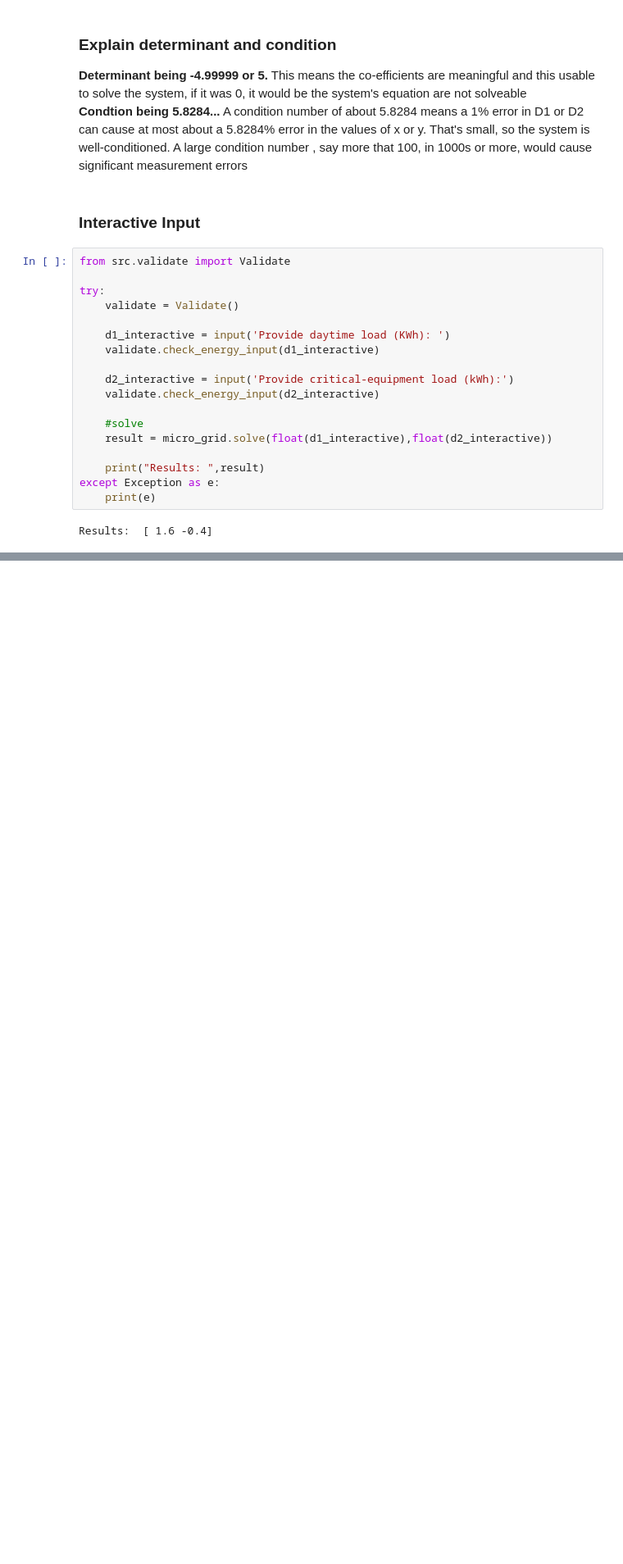
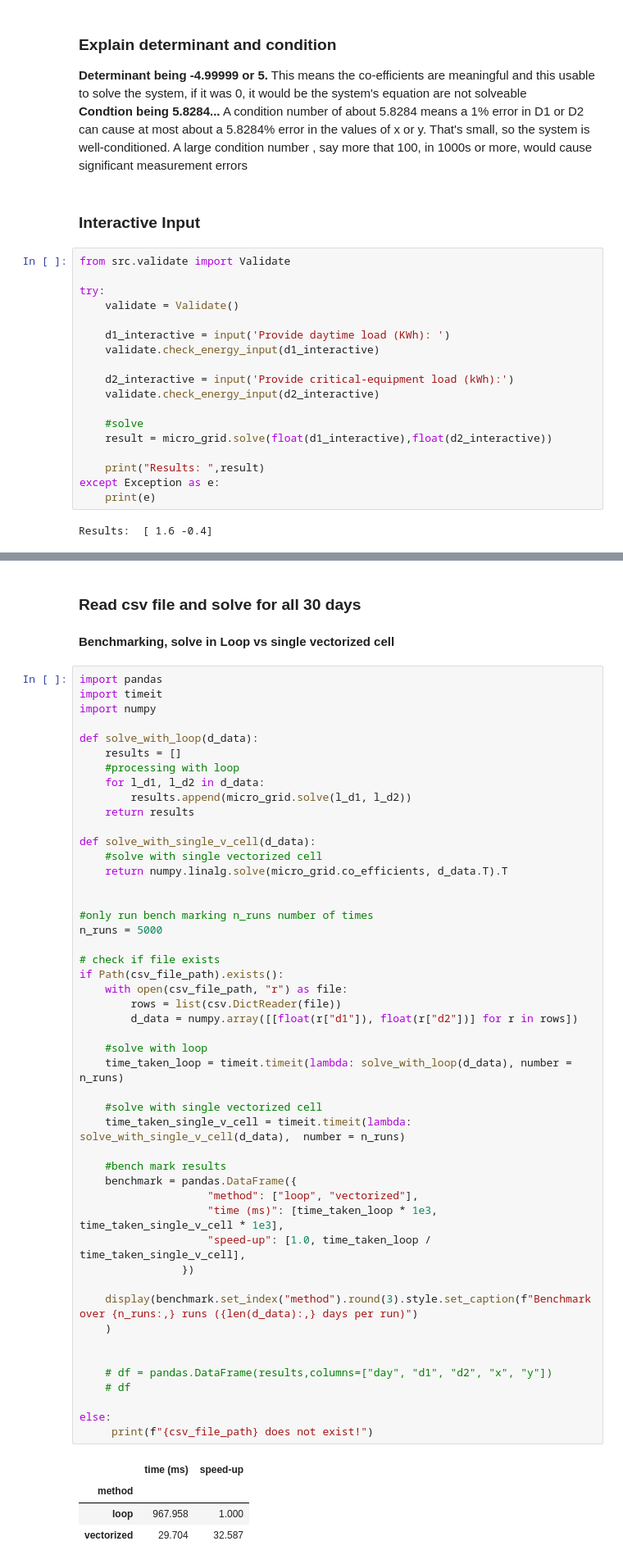
Before and after one commit to instantiate2roy/assignment-1, a Jupyter notebook: project2_solar.ipynb, the cells around one changed output, grey strips where cells are left out. Shown at 82% size. Saved outputs shown, nothing was run; the diff lists cells and outputs as text; blank space fills up the shorter version.

Commit message:
Added bench marking

```diff
--- a/project2_solar.ipynb
+++ b/project2_solar.ipynb
@@ -100,0 +85,57 @@ Day 30: [ 9.676 32.186]
+# %% [markdown]
+### Read csv file and solve for all 30 days
+# %% [markdown]
+**Benchmarking, solve in Loop vs single vectorized cell**
+# %%
+import pandas
+import timeit
+import numpy
+
+def solve_with_loop(d_data):
+    results = []
+    #processing with loop
+    for l_d1, l_d2 in d_data:
+        results.append(micro_grid.solve(l_d1, l_d2))
+    return results
+
+def solve_with_single_v_cell(d_data):
+    #solve with single vectorized cell
+    return numpy.linalg.solve(micro_grid.co_efficients, d_data.T).T
+
+
+#only run bench marking n_runs number of times
+n_runs = 5000
+
+# check if file exists
+if Path(csv_file_path).exists():
+    with open(csv_file_path, "r") as file:
+        rows = list(csv.DictReader(file))
+        d_data = numpy.array([[float(r["d1"]), float(r["d2"])] for r in rows])
+
+    #solve with loop
+    time_taken_loop = timeit.timeit(lambda: solve_with_loop(d_data), number = n_runs)
+
+    #solve with single vectorized cell
+    time_taken_single_v_cell = timeit.timeit(lambda: solve_with_single_v_cell(d_data),  number = n_runs)
+
+    #bench mark results
+    benchmark = pandas.DataFrame({
+                    "method": ["loop", "vectorized"],
+                    "time (ms)": [time_taken_loop * 1e3, time_taken_single_v_cell * 1e3],
+                    "speed-up": [1.0, time_taken_loop / time_taken_single_v_cell],
+                })
+
+    display(benchmark.set_index("method").round(3).style.set_caption(f"Benchmark over {n_runs:,} runs ({len(d_data):,} days per run)")
+    )
+
+
+    # df = pandas.DataFrame(results,columns=["day", "d1", "d2", "x", "y"])
+    # df
+
+else:
+     print(f"{csv_file_path} does not exist!")
+# %% [output]
+|  | time (ms) | speed-up |
+| method |  |  |
+| loop | 967.958 | 1.000 |
+| vectorized | 29.704 | 32.587 |
```
Also changed, not shown: parts of 4 cells of this notebook, 2 other files.
